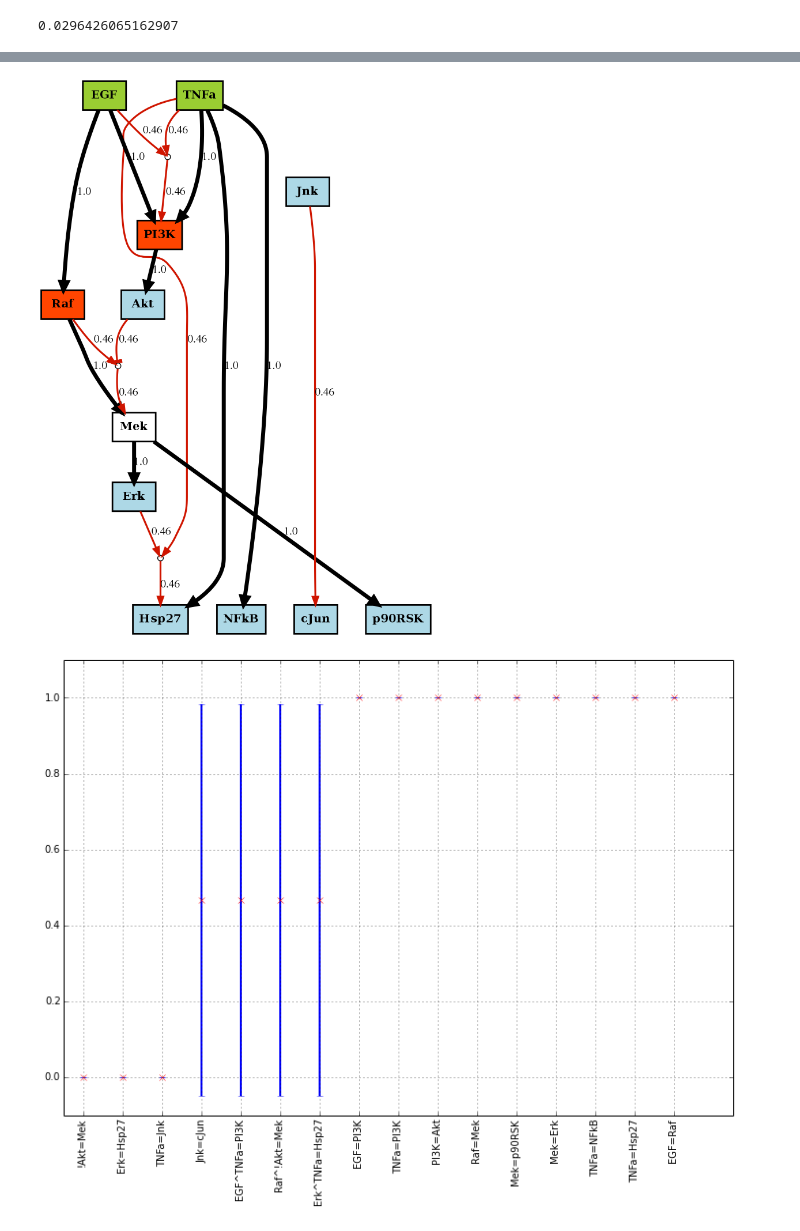
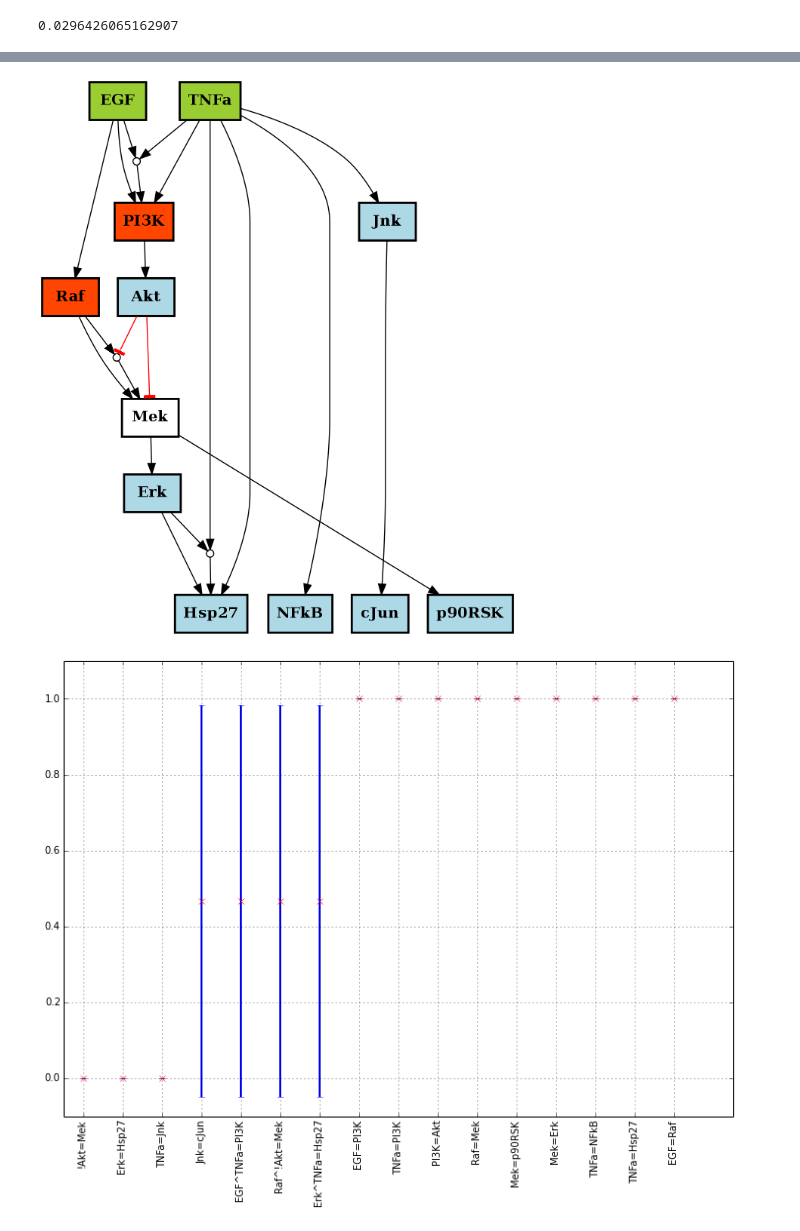
Before and after one commit to cellnopt/cellnopt, a Jupyter notebook: notebooks/boolean/Boolean analysis example.ipynb, the cells around one changed output, grey strips where cells are left out. Drawn from its saved outputs; the diff is of its cells as text; code cells hidden in the pictures.

```diff
--- a/notebooks/boolean/Boolean analysis example.ipynb
+++ b/notebooks/boolean/Boolean analysis example.ipynb
@@ -47,10 +72,11 @@ c.models.df.ix[0:2]
 | 0 | 1 | 1 | 0 | 1 | 1 | 0 | 1 | 1 | 0 | 0 | ... |
 | 1 | 1 | 1 | 1 | 1 | 1 | 0 | 1 | 1 | 0 | 0 | ... |
 | 2 | 1 | 1 | 0 | 1 | 1 | 0 | 1 | 1 | 0 | 0 | ... |
-# %%
-c.models.cnograph.png
-# %% [output]
-[figure, removed]
+# %%
+c.models.cnograph.midas = c.midas  # could be done automatically in the code
+c.models.cnograph.png
+# %% [output]
+[figure, added]
 # %%
 c.models.errorbar()
 # %% [output]
```
Also changed, not shown: parts of 17 cells of this notebook.
